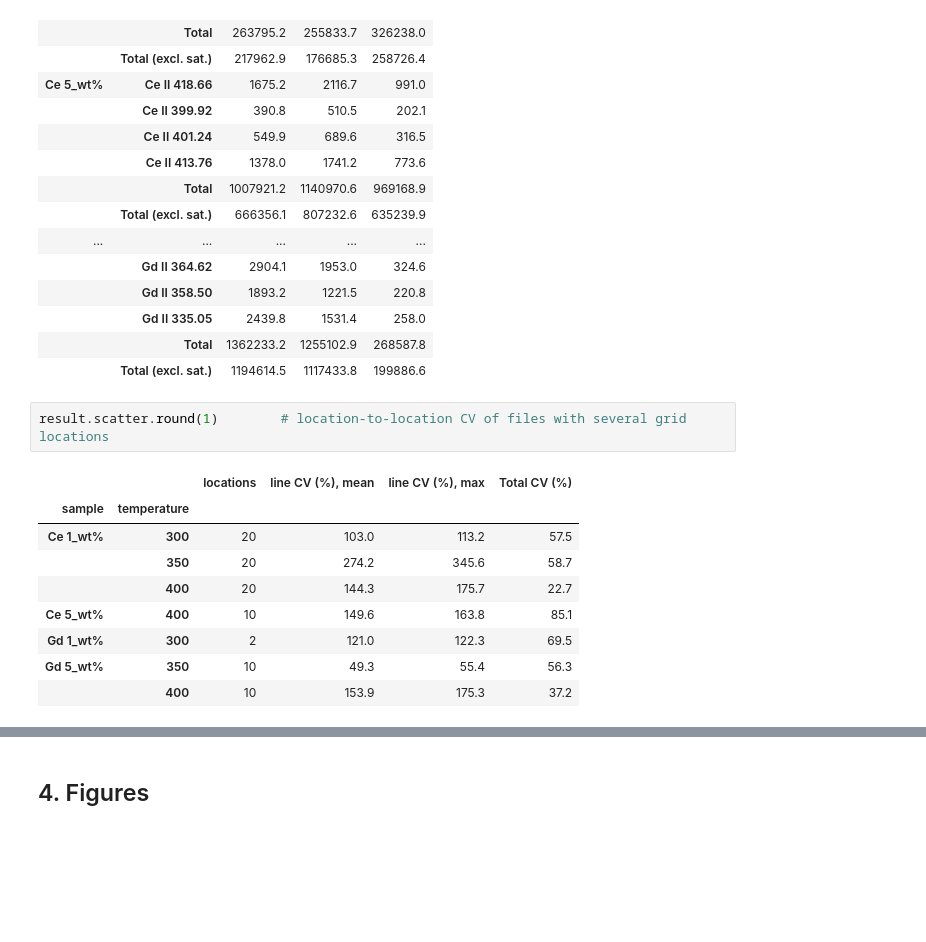
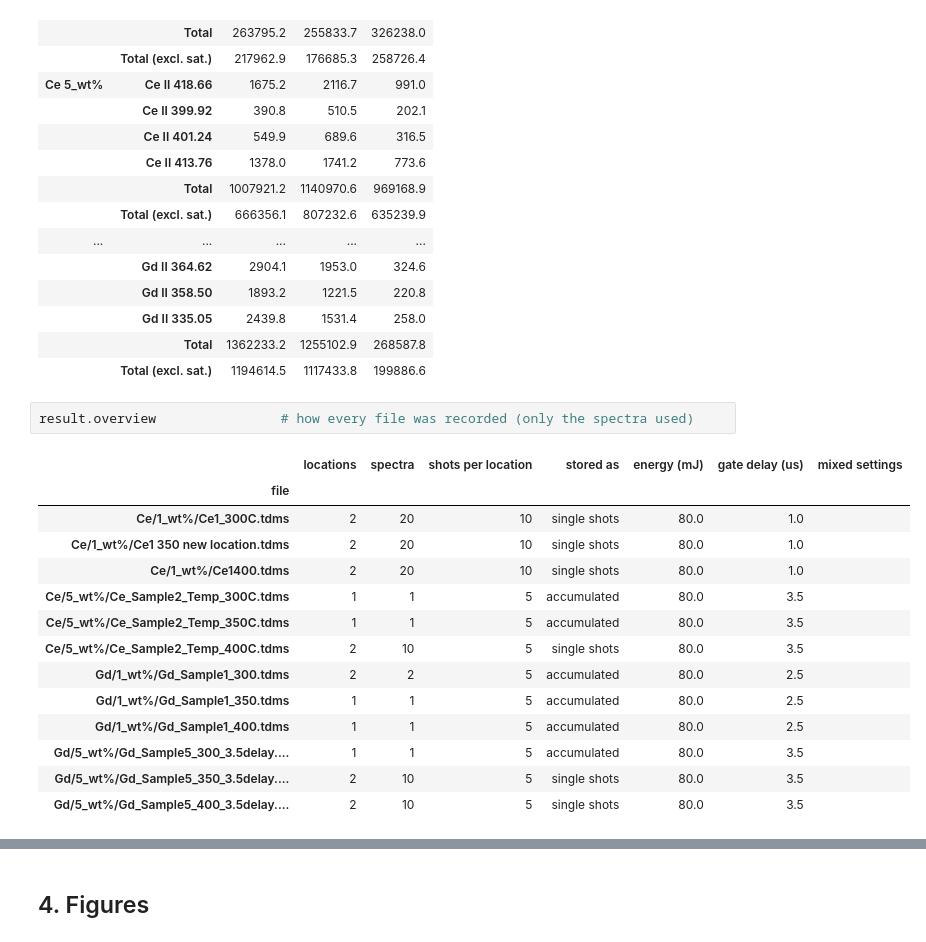
Before and after one commit to smithjt6/LIBS_Viewer, a Jupyter notebook: examples/quick_study.ipynb, the cells around one changed output, grey strips where cells are left out. Cells and saved outputs as stored; diff of their text form; blank space fills up the shorter version.

```diff
--- a/examples/quick_study.ipynb
+++ b/examples/quick_study.ipynb
@@ -120,15 +119,20 @@ result.areas.round(1)          # raw areas (counts·nm per shot); result.r_direc
 |  | Gd II 335.05 | 2439.8 | 1531.4 | 258.0 |
 |  | Total | 1362233.2 | 1255102.9 | 268587.8 |
 |  | Total (excl. sat.) | 1194614.5 | 1117433.8 | 199886.6 |
-# %%
-result.scatter.round(1)        # location-to-location CV of files with several grid locations
-# %% [output]
-|  |  | locations | line CV (%), mean | line CV (%), max | Total CV (%) |
-| sample | temperature |  |  |  |  |
-| Ce 1_wt% | 300 | 20 | 103.0 | 113.2 | 57.5 |
-|  | 350 | 20 | 274.2 | 345.6 | 58.7 |
-|  | 400 | 20 | 144.3 | 175.7 | 22.7 |
-| Ce 5_wt% | 400 | 10 | 149.6 | 163.8 | 85.1 |
-| Gd 1_wt% | 300 | 2 | 121.0 | 122.3 | 69.5 |
-| Gd 5_wt% | 350 | 10 | 49.3 | 55.4 | 56.3 |
-|  | 400 | 10 | 153.9 | 175.3 | 37.2 |
+# %%
+result.overview                # how every file was recorded (only the spectra used)
+# %% [output]
+|  | locations | spectra | shots per location | stored as | energy (mJ) | gate delay (us) | mixed settings |
+| file |  |  |  |  |  |  |  |
+| Ce/1_wt%/Ce1_300C.tdms | 2 | 20 | 10 | single shots | 80.0 | 1.0 |  |
+| Ce/1_wt%/Ce1 350 new location.tdms | 2 | 20 | 10 | single shots | 80.0 | 1.0 |  |
+| Ce/1_wt%/Ce1400.tdms | 2 | 20 | 10 | single shots | 80.0 | 1.0 |  |
+| Ce/5_wt%/Ce_Sample2_Temp_300C.tdms | 1 | 1 | 5 | accumulated | 80.0 | 3.5 |  |
+| Ce/5_wt%/Ce_Sample2_Temp_350C.tdms | 1 | 1 | 5 | accumulated | 80.0 | 3.5 |  |
+| Ce/5_wt%/Ce_Sample2_Temp_400C.tdms | 2 | 10 | 5 | single shots | 80.0 | 3.5 |  |
+| Gd/1_wt%/Gd_Sample1_300.tdms | 2 | 2 | 5 | accumulated | 80.0 | 2.5 |  |
+| Gd/1_wt%/Gd_Sample1_350.tdms | 1 | 1 | 5 | accumulated | 80.0 | 2.5 |  |
+| Gd/1_wt%/Gd_Sample1_400.tdms | 1 | 1 | 5 | accumulated | 80.0 | 2.5 |  |
+| Gd/5_wt%/Gd_Sample5_300_3.5delay.... | 1 | 1 | 5 | accumulated | 80.0 | 3.5 |  |
+| Gd/5_wt%/Gd_Sample5_350_3.5delay.... | 2 | 10 | 5 | single shots | 80.0 | 3.5 |  |
+| Gd/5_wt%/Gd_Sample5_400_3.5delay.... | 2 | 10 | 5 | single shots | 80.0 | 3.5 |  |
```
Also changed, not shown: parts of 8 cells of this notebook, 18 other files.
